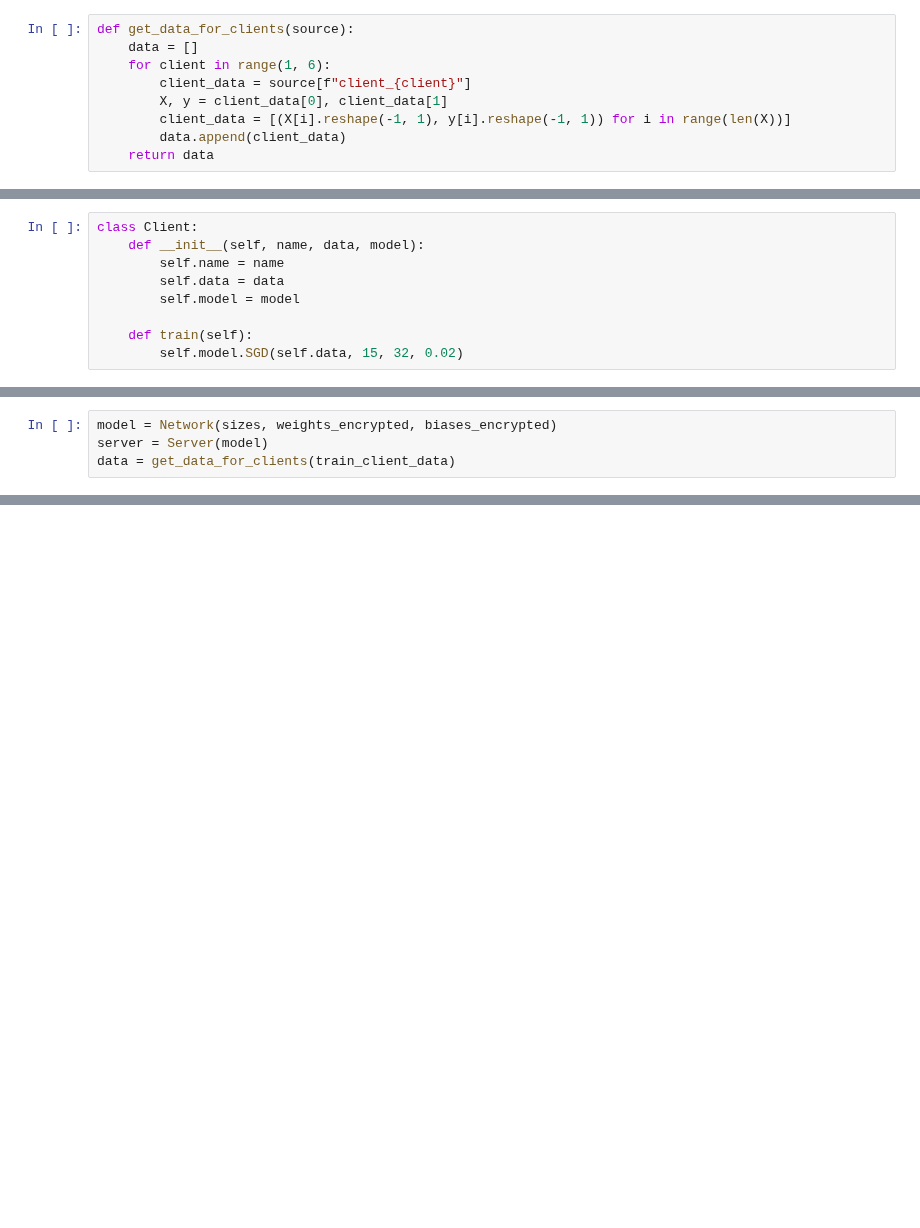
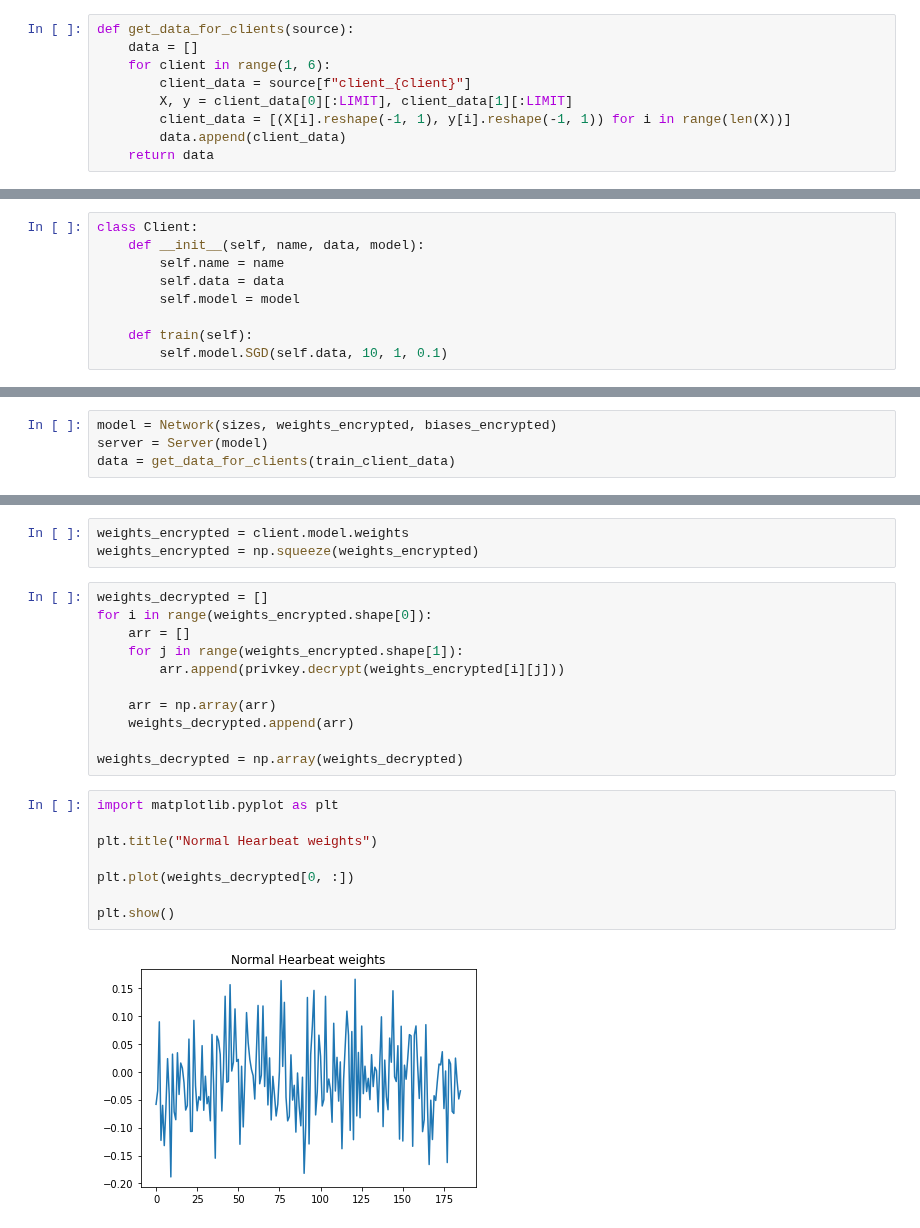
Before and after one commit to dilawarm/federated, a Jupyter notebook: notebooks/crypto.ipynb, the cells around one changed output, grey strips where cells are left out. Cells and saved outputs as stored; diff of their text form; blank space fills up the shorter version.

```diff
--- a/notebooks/crypto.ipynb
+++ b/notebooks/crypto.ipynb
@@ -14,7 +16,7 @@ def get_data_for_clients(source):
     data = []
     for client in range(1, 6):
         client_data = source[f"client_{client}"]
-        X, y = client_data[0], client_data[1]
+        X, y = client_data[0][:LIMIT], client_data[1][:LIMIT]
         client_data = [(X[i].reshape(-1, 1), y[i].reshape(-1, 1)) for i in range(len(X))]
         data.append(client_data)
     return data
@@ -117,7 +117,7 @@ class Client:
         self.model = model
 
     def train(self):
-        self.model.SGD(self.data, 15, 32, 0.02)
+        self.model.SGD(self.data, 10, 1, 0.1)
 # %%
 class Server:
     def __init__(self, model):
@@ -176,0 +177,24 @@ ValueError: Integer needs to be within +/- 4025320146642252901812411707419657605
+# %%
+weights_encrypted = client.model.weights
+weights_encrypted = np.squeeze(weights_encrypted)
+# %%
+weights_decrypted = []
+for i in range(weights_encrypted.shape[0]):
+    arr = []
+    for j in range(weights_encrypted.shape[1]):
+        arr.append(privkey.decrypt(weights_encrypted[i][j]))
+
+    arr = np.array(arr)
+    weights_decrypted.append(arr)
+
+weights_decrypted = np.array(weights_decrypted)
+# %%
+import matplotlib.pyplot as plt
+
+plt.title("Normal Hearbeat weights")
+
+plt.plot(weights_decrypted[0, :])
+
+plt.show()
+# %% [output]
+[figure, added]
```
Also changed, not shown: parts of 4 cells of this notebook, 7 other files.
